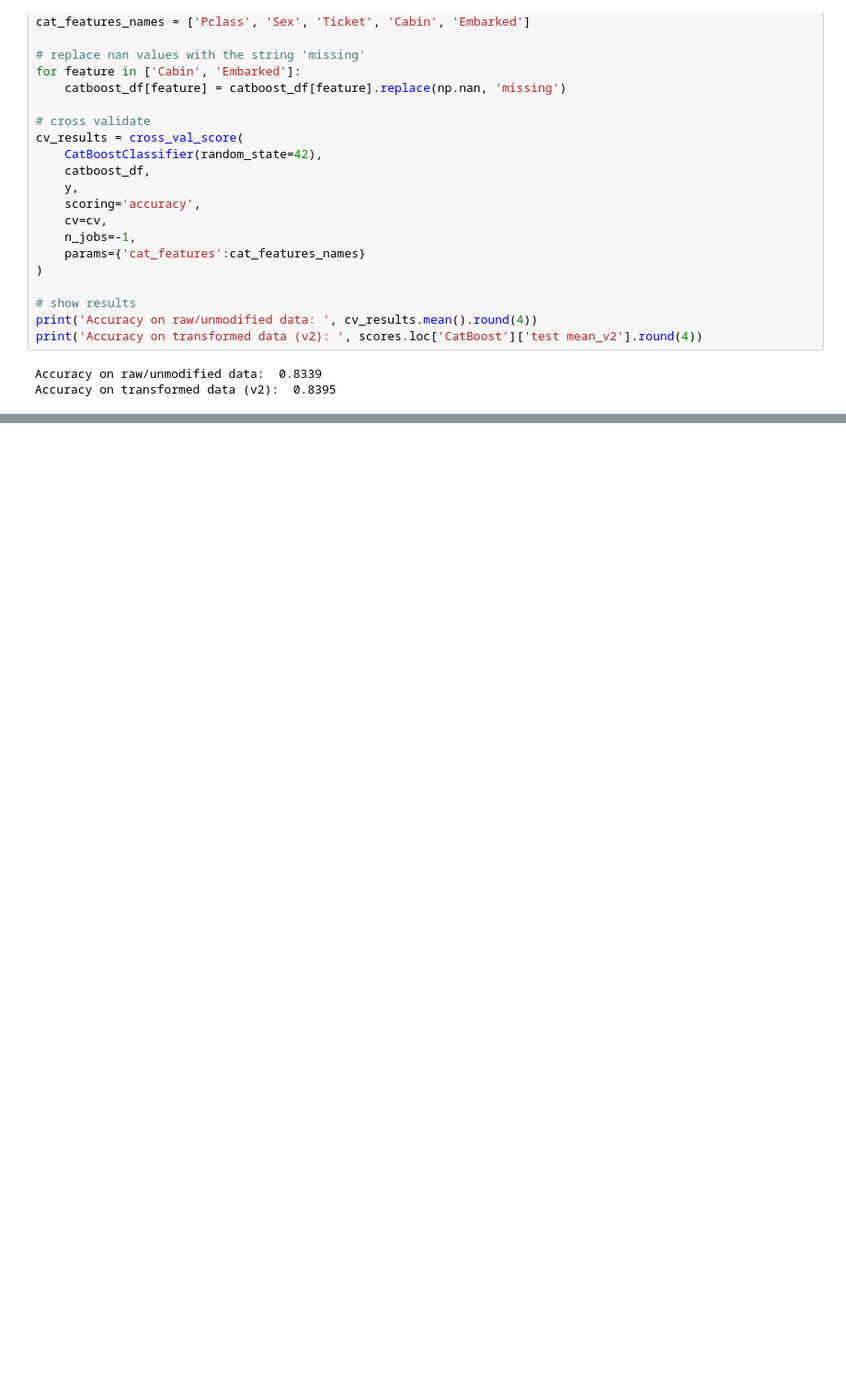
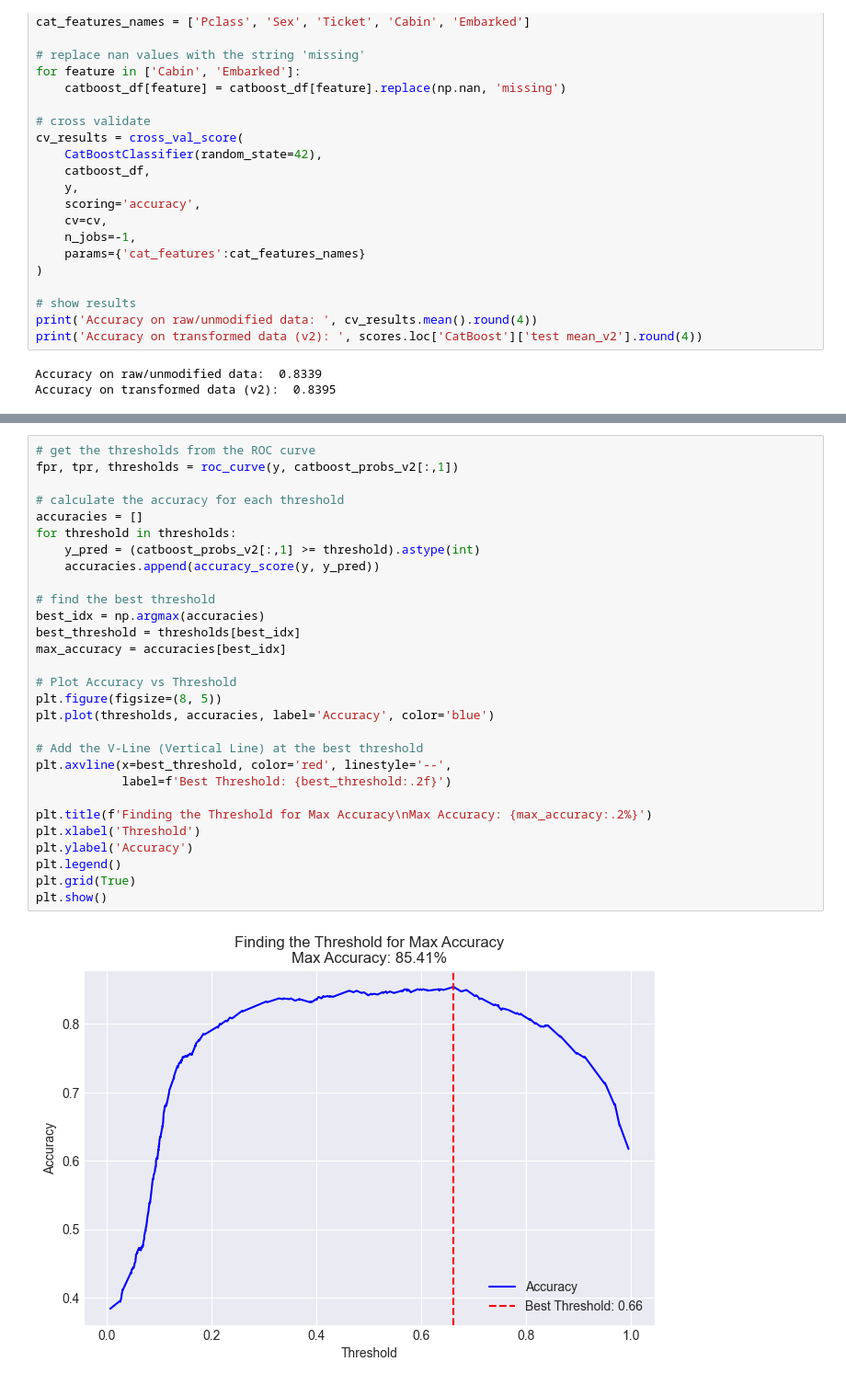
Before and after one commit to lopez-davcio/learning-journal, a Jupyter notebook: titanic-classification/titanic-analysis.ipynb, the cells around one changed output, grey strips where cells are left out. Shown at 92% size. Saved outputs shown, nothing was run; the diff lists cells and outputs as text; blank space fills up the shorter version.

Commit message:
optimize threshold for maximum accuracy; move ROC/PR curves to final analysis

```diff
--- a/titanic-classification/titanic-analysis.ipynb
+++ b/titanic-classification/titanic-analysis.ipynb
@@ -1428,0 +1438,31 @@ Accuracy on transformed data (v2):  0.8395
+# %%
+# get the thresholds from the ROC curve
+fpr, tpr, thresholds = roc_curve(y, catboost_probs_v2[:,1])
+
+# calculate the accuracy for each threshold
+accuracies = []
+for threshold in thresholds:
+    y_pred = (catboost_probs_v2[:,1] >= threshold).astype(int)
+    accuracies.append(accuracy_score(y, y_pred))
+
+# find the best threshold
+best_idx = np.argmax(accuracies)
+best_threshold = thresholds[best_idx]
+max_accuracy = accuracies[best_idx]
+
+# Plot Accuracy vs Threshold
+plt.figure(figsize=(8, 5))
+plt.plot(thresholds, accuracies, label='Accuracy', color='blue')
+
+# Add the V-Line (Vertical Line) at the best threshold
+plt.axvline(x=best_threshold, color='red', linestyle='--',
+            label=f'Best Threshold: {best_threshold:.2f}')
+
+plt.title(f'Finding the Threshold for Max Accuracy\nMax Accuracy: {max_accuracy:.2%}')
+plt.xlabel('Threshold')
+plt.ylabel('Accuracy')
+plt.legend()
+plt.grid(True)
+plt.show()
+# %% [output]
+[figure, added]
```
Also changed, not shown: parts of 12 cells of this notebook.
